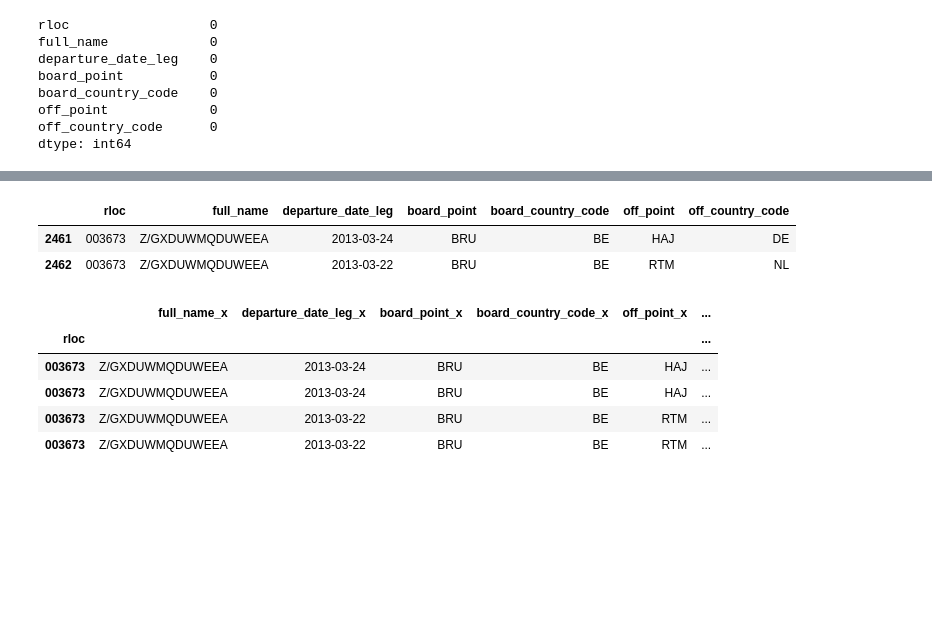
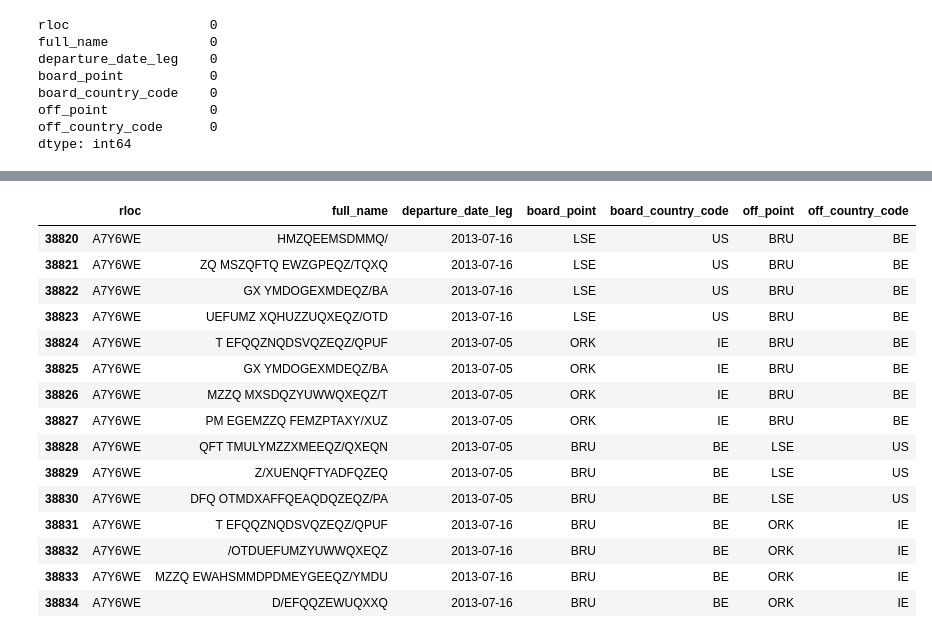
Before and after one commit to evolsidog/MyDestiny, a Jupyter notebook: First exploratory analisis.ipynb, the cells around one changed output, grey strips where cells are left out. Drawn from its saved outputs; the diff is of its cells as text; code cells hidden in the pictures; blank space fills up the shorter version.

```diff
--- a/First exploratory analisis.ipynb
+++ b/First exploratory analisis.ipynb
@@ -81,15 +133,19 @@ df_merge = df_merge.set_index(['rloc'])
 # %%
-df_mini.loc[df_mini['rloc'] == '003673']
+df_mini.loc[df_mini['rloc'] == 'A7Y6WE']
 # %% [output]
 |  | rloc | full_name | departure_date_leg | board_point | board_country_code | off_point | off_country_code |
-| 2461 | 003673 | Z/GXDUWMQDUWEEA | 2013-03-24 | BRU | BE | HAJ | DE |
-| 2462 | 003673 | Z/GXDUWMQDUWEEA | 2013-03-22 | BRU | BE | RTM | NL |
+| 38820 | A7Y6WE | HMZQEEMSDMMQ/ | 2013-07-16 | LSE | US | BRU | BE |
+| 38821 | A7Y6WE | ZQ MSZQFTQ EWZGPEQZ/TQXQ | 2013-07-16 | LSE | US | BRU | BE |
+| 38822 | A7Y6WE | GX YMDOGEXMDEQZ/BA | 2013-07-16 | LSE | US | BRU | BE |
+| 38823 | A7Y6WE | UEFUMZ XQHUZZUQXEQZ/OTD | 2013-07-16 | LSE | US | BRU | BE |
+| 38824 | A7Y6WE | T EFQQZNQDSVQZEQZ/QPUF | 2013-07-05 | ORK | IE | BRU | BE |
+| 38825 | A7Y6WE | GX YMDOGEXMDEQZ/BA | 2013-07-05 | ORK | IE | BRU | BE |
+| 38826 | A7Y6WE | MZZQ MXSDQZYUWWQXEQZ/T | 2013-07-05 | ORK | IE | BRU | BE |
+| 38827 | A7Y6WE | PM EGEMZZQ FEMZPTAXY/XUZ | 2013-07-05 | ORK | IE | BRU | BE |
+| 38828 | A7Y6WE | QFT TMULYMZZXMEEQZ/QXEQN | 2013-07-05 | BRU | BE | LSE | US |
+| 38829 | A7Y6WE | Z/XUENQFTYADFQZEQ | 2013-07-05 | BRU | BE | LSE | US |
+| 38830 | A7Y6WE | DFQ OTMDXAFFQEAQDQZEQZ/PA | 2013-07-05 | BRU | BE | LSE | US |
+| 38831 | A7Y6WE | T EFQQZNQDSVQZEQZ/QPUF | 2013-07-16 | BRU | BE | ORK | IE |
+| 38832 | A7Y6WE | /OTDUEFUMZYUWWQXEQZ | 2013-07-16 | BRU | BE | ORK | IE |
+| 38833 | A7Y6WE | MZZQ EWAHSMMDPDMEYGEEQZ/YMDU | 2013-07-16 | BRU | BE | ORK | IE |
+| 38834 | A7Y6WE | D/EFQQZEWUQXXQ | 2013-07-16 | BRU | BE | ORK | IE |
-# %%
-df_merge.loc['003673']
-# %% [output]
-|  | full_name_x | departure_date_leg_x | board_point_x | board_country_code_x | off_point_x | ... |
-| rloc |  |  |  |  |  | ... |
-| 003673 | Z/GXDUWMQDUWEEA | 2013-03-24 | BRU | BE | HAJ | ... |
-| 003673 | Z/GXDUWMQDUWEEA | 2013-03-24 | BRU | BE | HAJ | ... |
-| 003673 | Z/GXDUWMQDUWEEA | 2013-03-22 | BRU | BE | RTM | ... |
-| 003673 | Z/GXDUWMQDUWEEA | 2013-03-22 | BRU | BE | RTM | ... |
```
Also changed, not shown: parts of 19 cells of this notebook.
